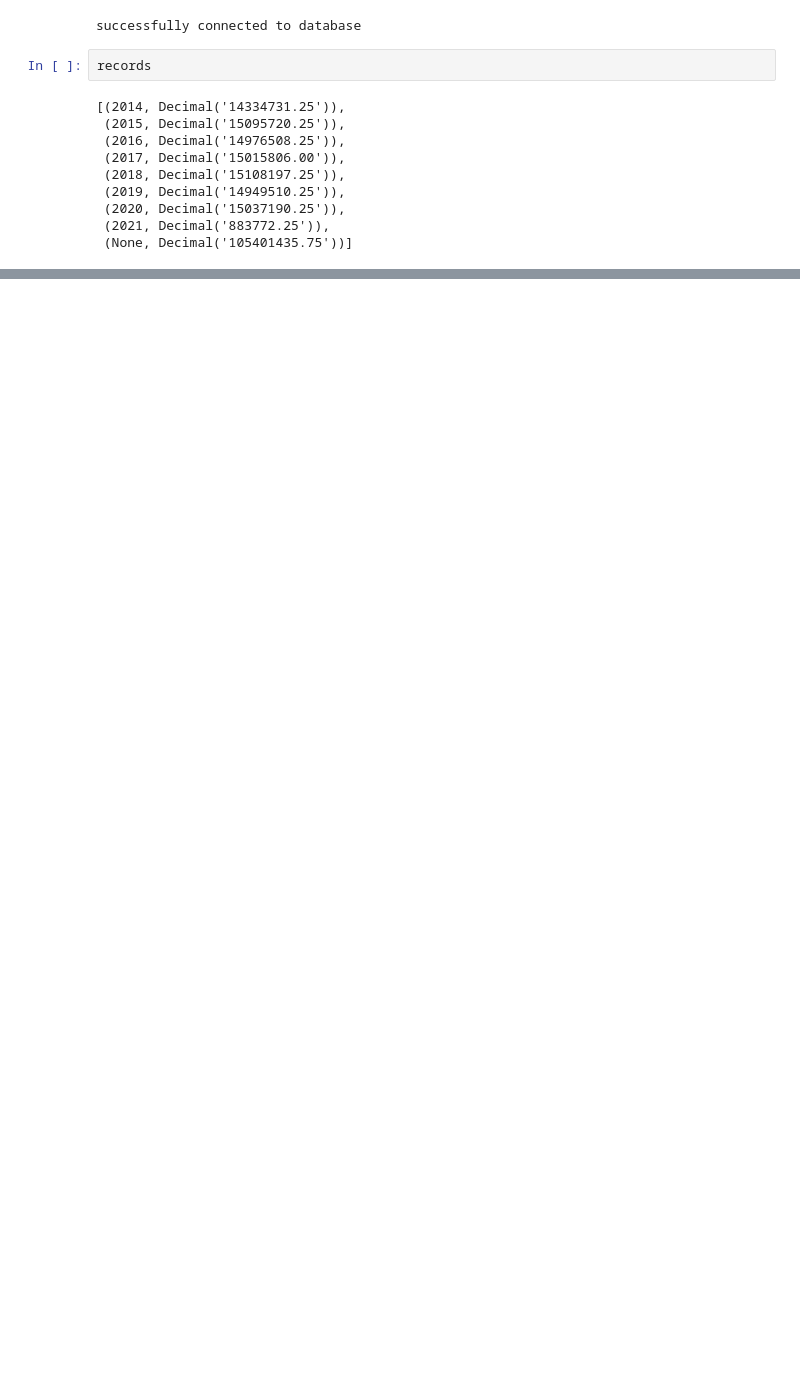
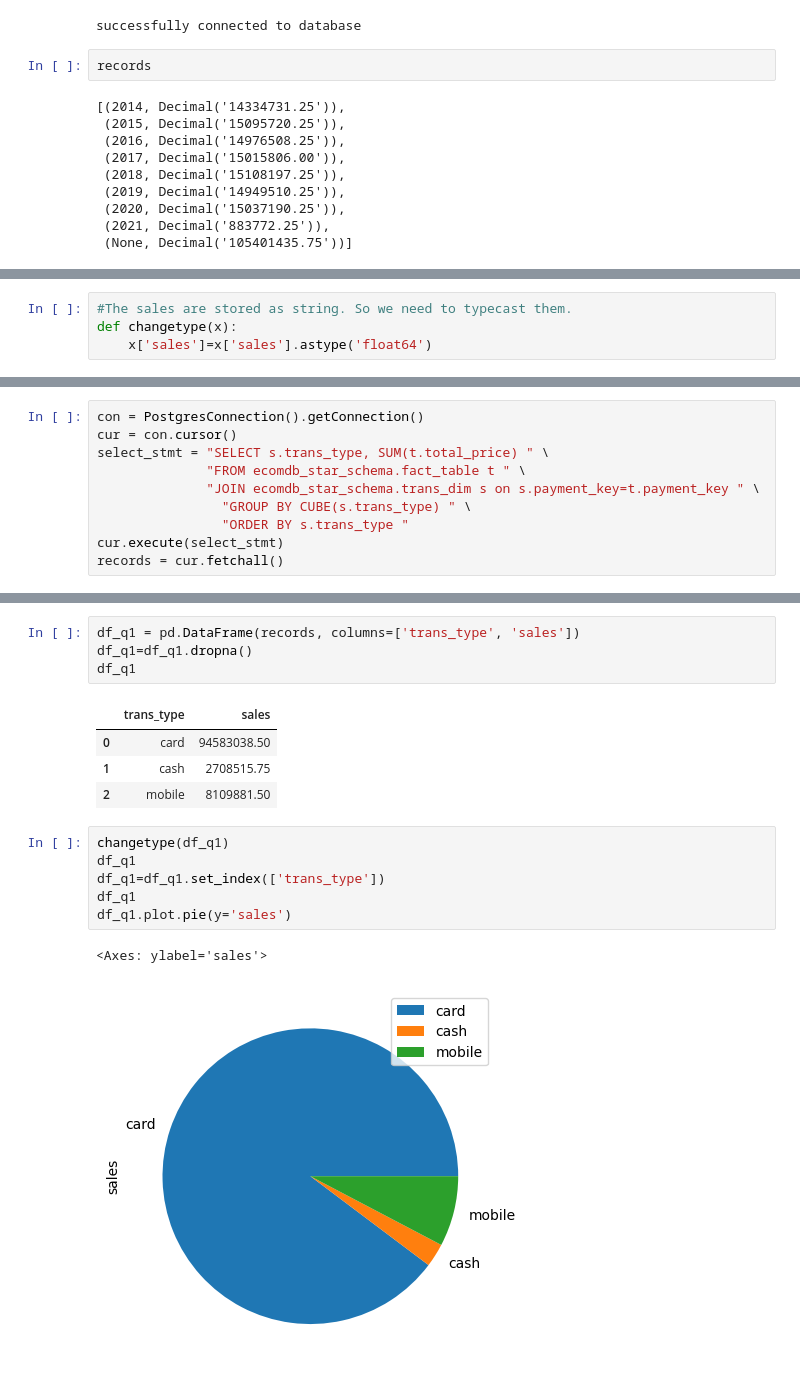
Before and after one commit to esrdlab-vinternship/HDA-Buet-vtraining-23, a Jupyter notebook: notebook/analytics/Olap.ipynb, the cells around one changed output, grey strips where cells are left out. Saved outputs shown, nothing was run; the diff lists cells and outputs as text; blank space fills up the shorter version.

```diff
--- a/notebook/analytics/Olap.ipynb
+++ b/notebook/analytics/Olap.ipynb
@@ -184,0 +219,4 @@ records
+# %%
+#The sales are stored as string. So we need to typecast them.
+def changetype(x):
+    x['sales']=x['sales'].astype('float64')
@@ -184,0 +562,10 @@ records
+# %%
+con = PostgresConnection().getConnection()
+cur = con.cursor()
+select_stmt = "SELECT s.trans_type, SUM(t.total_price) " \
+              "FROM ecomdb_star_schema.fact_table t " \
+              "JOIN ecomdb_star_schema.trans_dim s on s.payment_key=t.payment_key " \
+                "GROUP BY CUBE(s.trans_type) " \
+                "ORDER BY s.trans_type "
+cur.execute(select_stmt)
+records = cur.fetchall()
@@ -184,0 +581,18 @@ records
+# %%
+df_q1 = pd.DataFrame(records, columns=['trans_type', 'sales'])
+df_q1=df_q1.dropna()
+df_q1
+# %% [output]
+|  | trans_type | sales |
+| 0 | card | 94583038.50 |
+| 1 | cash | 2708515.75 |
+| 2 | mobile | 8109881.50 |
+# %%
+changetype(df_q1)
+df_q1
+df_q1=df_q1.set_index(['trans_type'])
+df_q1
+df_q1.plot.pie(y='sales')
+# %% [output]
+<Axes: ylabel='sales'>
+[figure, added]
```
Also changed, not shown: parts of 68 cells of this notebook, 55 other files.
